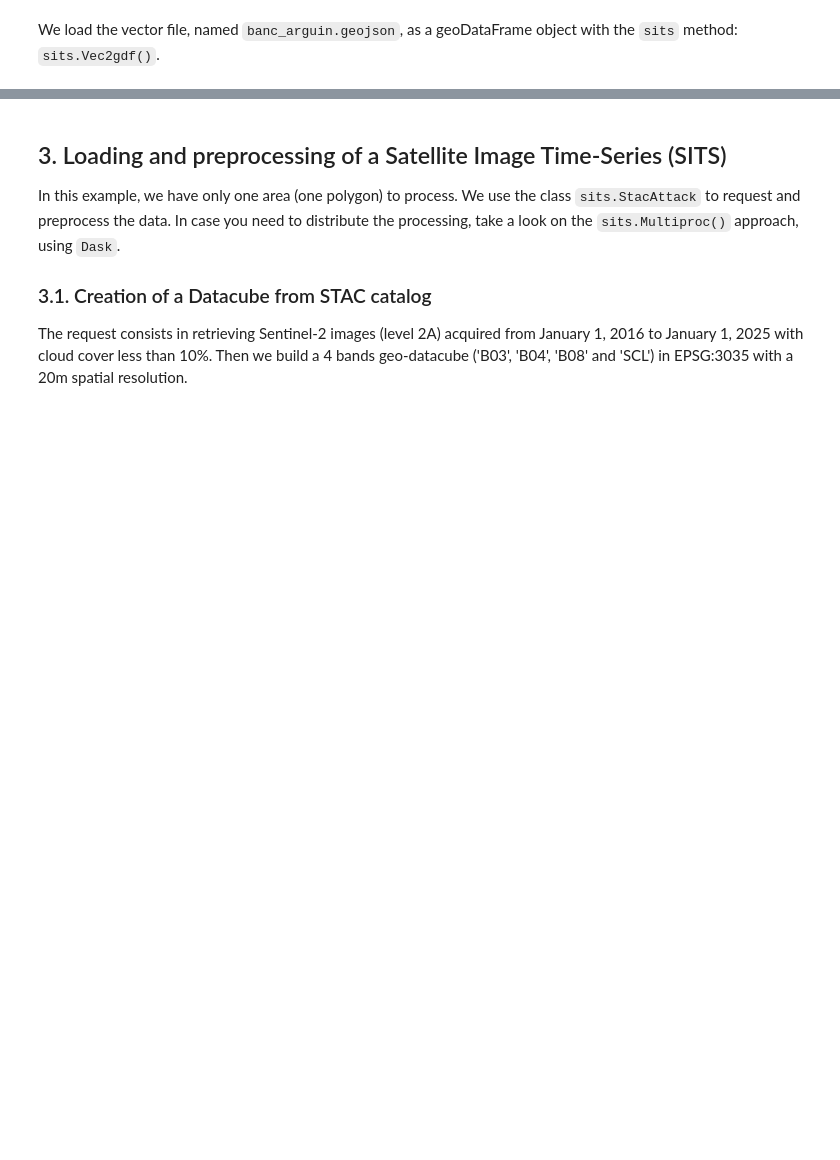
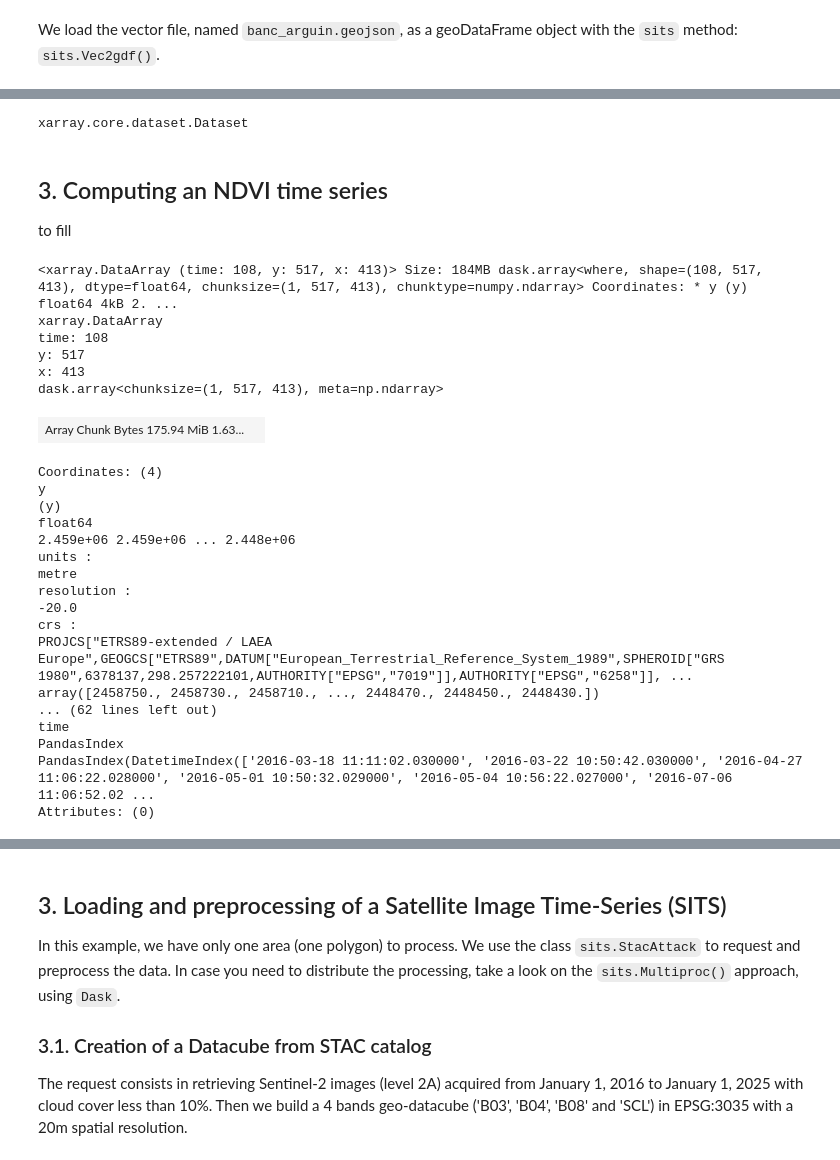
Before and after one commit to kenoz/SITS_utils, a Jupyter notebook: docs/source/tutorials/colab_sits_ex03.ipynb, the cells around one changed output, grey strips where cells are left out. Saved outputs shown, nothing was run; the diff lists cells and outputs as text; code cells hidden in the pictures; blank space fills up the shorter version.

Commit message:
start spectral index notebook

```diff
--- a/docs/source/tutorials/colab_sits_ex01.ipynb
+++ b/docs/source/tutorials/colab_sits_ex03.ipynb
@@ -102,0 +77,22 @@ bbox in EPSG:3035: [3426472.0201418595, 2448438.7064564982, 3434719.22278734, 24
+# %%
+# instance of the class sits.StacAttack()
+ts_S2 = sits.StacAttack(provider='mpc',
+                        collection='sentinel-2-l2a',
+                        bands=['B03', 'B04', 'B08', 'SCL'])
+
+# search of items based on bbox coordinates and time interval criteria
+ts_S2.searchItems(bbox_4326,
+                  date_start=datetime(2016, 1, 1),
+                  date_end=datetime(2025, 1, 1),
+                  query={"eo:cloud_cover": {"lt": 10}}
+                 )
+# load of the time series in a lazy way
+ts_S2.loadCube(bbox_3035, resolution=20, crs_out=3035)
+
+type(ts_S2.cube)
+# %% [output]
+xarray.core.dataset.Dataset
+# %% [markdown]
+## 3. Computing an NDVI time series
+
+to fill
@@ -102,0 +102,27 @@ bbox in EPSG:3035: [3426472.0201418595, 2448438.7064564982, 3434719.22278734, 24
+# %%
+ts_S2.indices
+# %% [output]
+<xarray.DataArray (time: 108, y: 517, x: 413)> Size: 184MB dask.array<where, shape=(108, 517, 413), dtype=float64, chunksize=(1, 517, 413), chunktype=numpy.ndarray> Coordinates: * y (y) float64 4kB 2. ...
+xarray.DataArray
+time: 108
+y: 517
+x: 413
+dask.array<chunksize=(1, 517, 413), meta=np.ndarray>
+| Array Chunk Bytes 175.94 MiB 1.63... |  |
+Coordinates: (4)
+y
+(y)
+float64
+2.459e+06 2.459e+06 ... 2.448e+06
+units :
+metre
+resolution :
+-20.0
+crs :
+PROJCS["ETRS89-extended / LAEA Europe",GEOGCS["ETRS89",DATUM["European_Terrestrial_Reference_System_1989",SPHEROID["GRS 1980",6378137,298.257222101,AUTHORITY["EPSG","7019"]],AUTHORITY["EPSG","6258"]], ...
+array([2458750., 2458730., 2458710., ..., 2448470., 2448450., 2448430.])
+... (62 lines left out)
+time
+PandasIndex
+PandasIndex(DatetimeIndex(['2016-03-18 11:11:02.030000', '2016-03-22 10:50:42.030000', '2016-04-27 11:06:22.028000', '2016-05-01 10:50:32.029000', '2016-05-04 10:56:22.027000', '2016-07-06 11:06:52.02 ...
+Attributes: (0)
```
Also changed, not shown: parts of 21 cells of this notebook, 1 other file.
